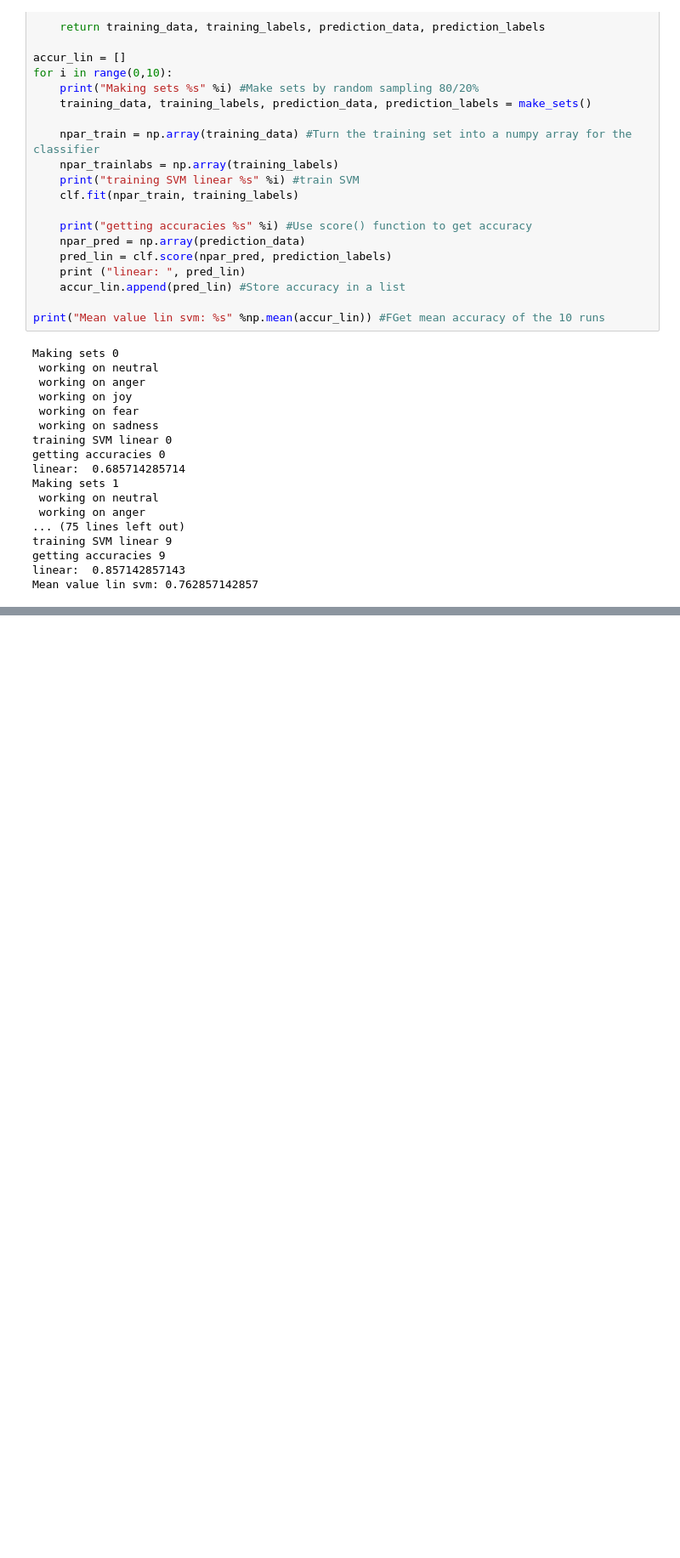
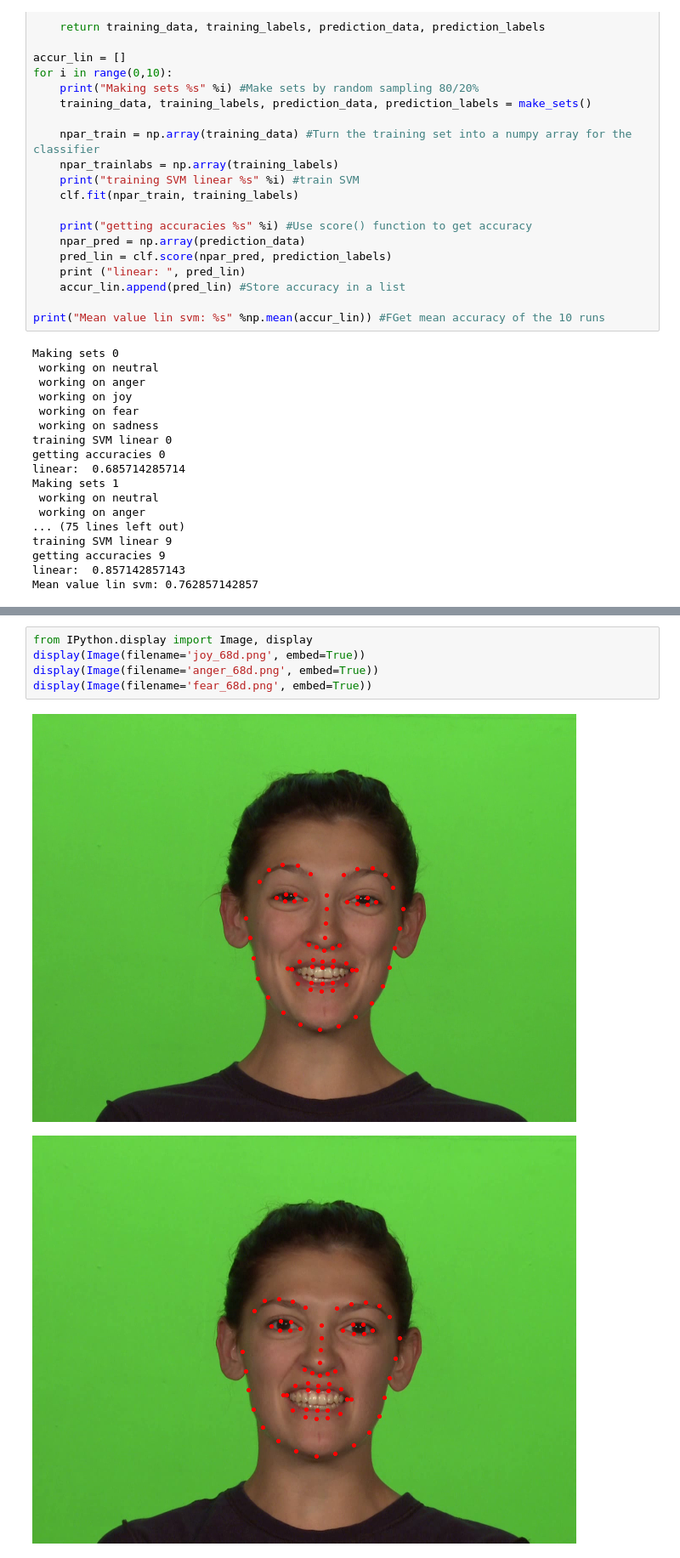
Before and after one commit to euline/IA369Y, a Jupyter notebook: IA369Y-T3-Atividade_5-Euline.ipynb, the cells around one changed output, grey strips where cells are left out. Shown at 85% size. Drawn from its saved outputs; the diff is of its cells as text; blank space fills up the shorter version.

```diff
--- a/IA369Y-T3-Atividade_5-Euline.ipynb
+++ b/IA369Y-T3-Atividade_5-Euline.ipynb
@@ -594,0 +591,8 @@ Exemplos de algumas imagens com landmarks obtidas para imagens com emoções <i>
+# %%
+from IPython.display import Image, display
+display(Image(filename='joy_68d.png', embed=True))
+display(Image(filename='anger_68d.png', embed=True))
+display(Image(filename='fear_68d.png', embed=True))
+# %% [output]
+[figure, added]
+[figure, added]
```
Also changed, not shown: parts of 7 cells of this notebook.
